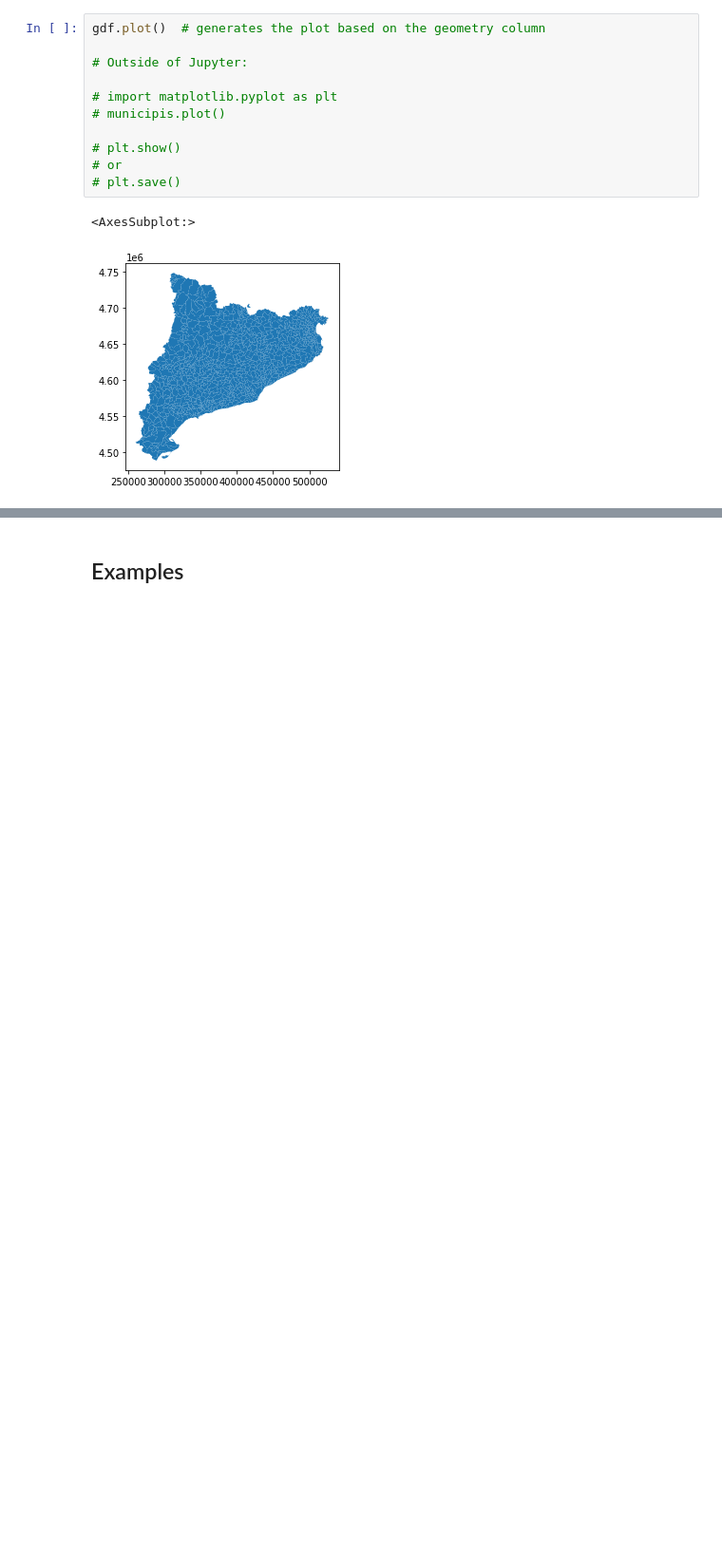
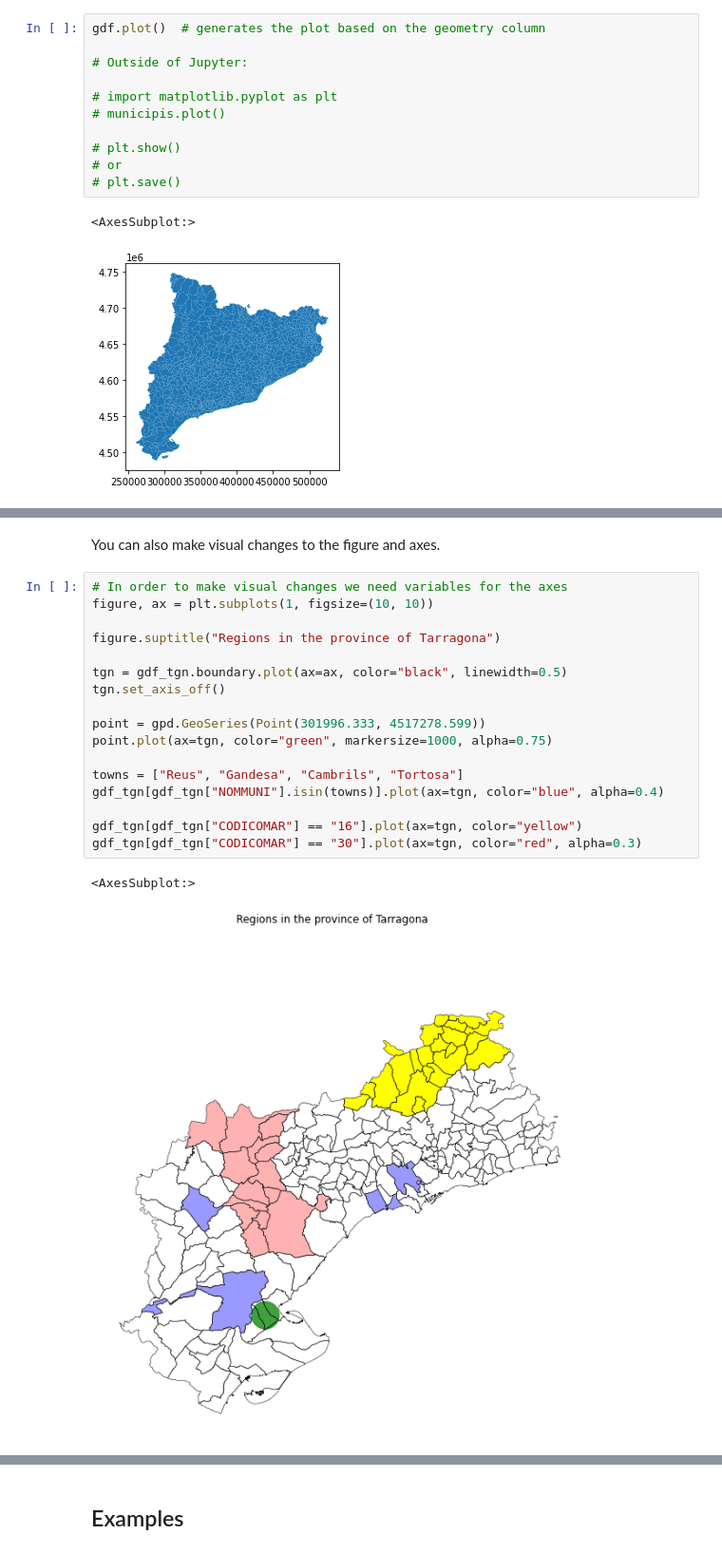
Before and after one commit to cloudbutton/geospatial-bootstrap, a Jupyter notebook: Geospatial Bootstrap.ipynb, the cells around one changed output, grey strips where cells are left out. Shown at 95% size. Cells and saved outputs as stored; diff of their text form; blank space fills up the shorter version.

```diff
--- a/Geospatial Bootstrap.ipynb
+++ b/Geospatial Bootstrap.ipynb
@@ -275,0 +422,22 @@ We fully recommend checking out the [Lithops Github page](https://github.com/lit
+# %% [markdown]
+You can also make visual changes to the figure and axes.
+# %%
+# In order to make visual changes we need variables for the axes
+figure, ax = plt.subplots(1, figsize=(10, 10))
+
+figure.suptitle("Regions in the province of Tarragona")
+
+tgn = gdf_tgn.boundary.plot(ax=ax, color="black", linewidth=0.5)
+tgn.set_axis_off()
+
+point = gpd.GeoSeries(Point(301996.333, 4517278.599))
+point.plot(ax=tgn, color="green", markersize=1000, alpha=0.75)
+
+towns = ["Reus", "Gandesa", "Cambrils", "Tortosa"]
+gdf_tgn[gdf_tgn["NOMMUNI"].isin(towns)].plot(ax=tgn, color="blue", alpha=0.4)
+
+gdf_tgn[gdf_tgn["CODICOMAR"] == "16"].plot(ax=tgn, color="yellow")
+gdf_tgn[gdf_tgn["CODICOMAR"] == "30"].plot(ax=tgn, color="red", alpha=0.3)
+# %% [output]
+<AxesSubplot:>
+[figure, added]
```
Also changed, not shown: parts of 86 cells of this notebook, 3 other files.
